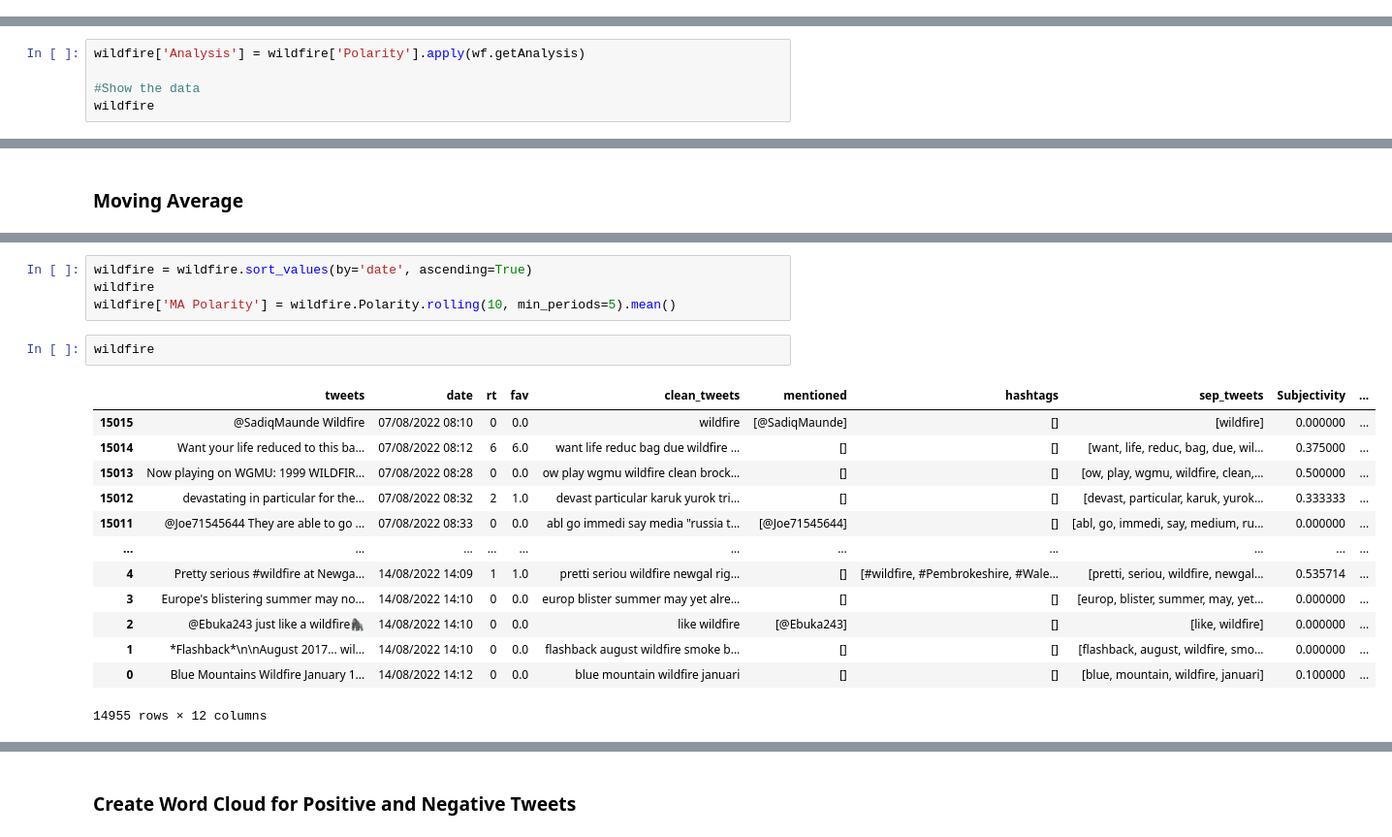
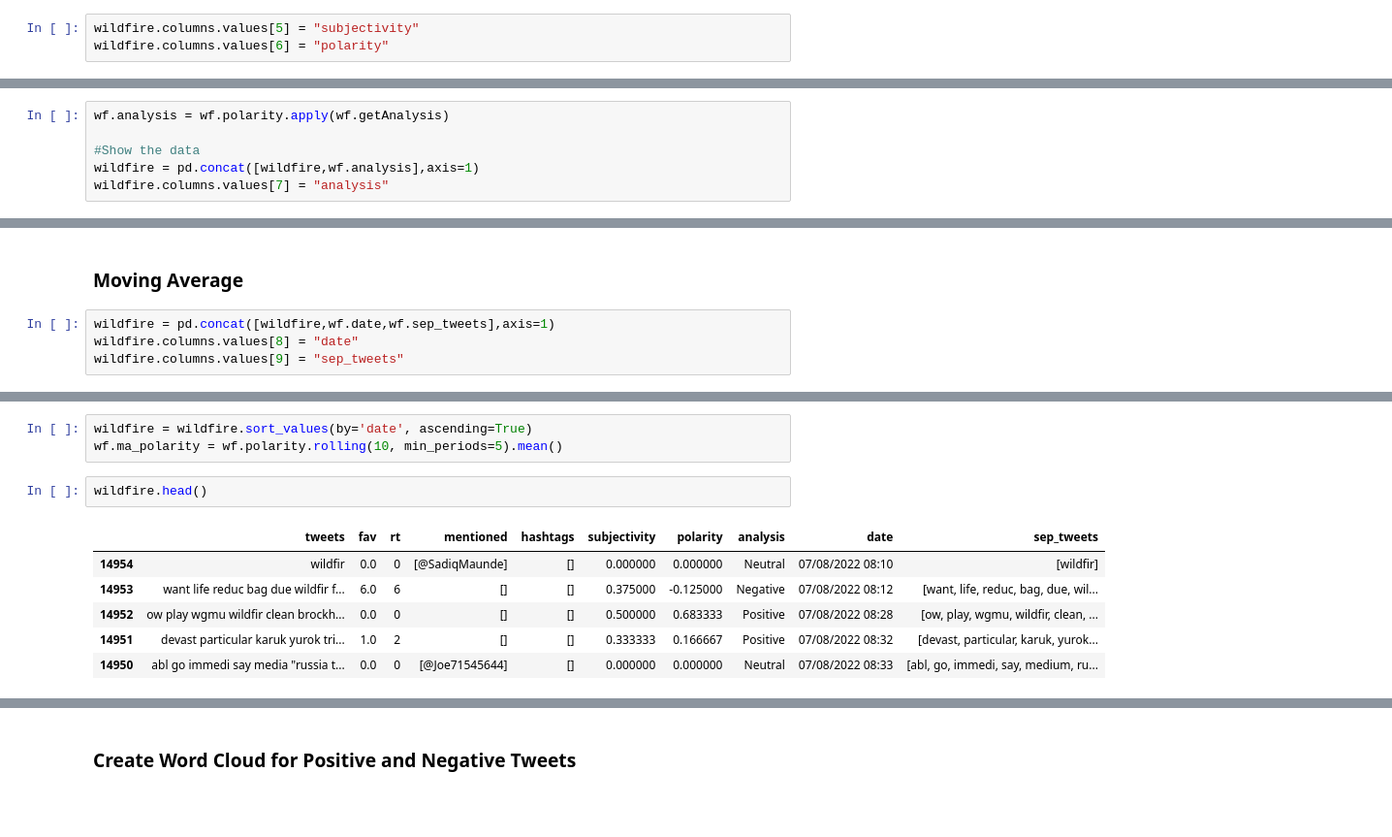
Before and after one commit to baylans/Oscar_sentimentanalysis, a Jupyter notebook: Sentiment Analysis.ipynb, the cells around one changed output, grey strips where cells are left out. Shown at 97% size. Drawn from its saved outputs; the diff is of its cells as text; blank space fills up the shorter version.

```diff
--- a/Sentiment Analysis.ipynb
+++ b/Sentiment Analysis.ipynb
@@ -503,0 +518,3 @@ wildfire
+# %%
+wildfire.columns.values[5] = "subjectivity"
+wildfire.columns.values[6] = "polarity"
@@ -504,5 +535,6 @@ wildfire
 # %%
-wildfire['Analysis'] = wildfire['Polarity'].apply(wf.getAnalysis)
+wf.analysis = wf.polarity.apply(wf.getAnalysis)
 
 #Show the data
-wildfire
+wildfire = pd.concat([wildfire,wf.analysis],axis=1)
+wildfire.columns.values[7] = "analysis"
@@ -537,3 +564,7 @@ plt.show()
 [figure]
 # %% [markdown]
 ### Moving Average
+# %%
+wildfire = pd.concat([wildfire,wf.date,wf.sep_tweets],axis=1)
+wildfire.columns.values[8] = "date"
+wildfire.columns.values[9] = "sep_tweets"
@@ -540,21 +580,13 @@ plt.show()
 # %%
 wildfire = wildfire.sort_values(by='date', ascending=True)
-wildfire
-wildfire['MA Polarity'] = wildfire.Polarity.rolling(10, min_periods=5).mean()
+wf.ma_polarity = wf.polarity.rolling(10, min_periods=5).mean()
 # %%
-wildfire
+wildfire.head()
 # %% [output]
-|  | tweets | date | rt | fav | clean_tweets | mentioned | hashtags | sep_tweets | Subjectivity | ... |
-| 15015 | @SadiqMaunde Wildfire | 07/08/2022 08:10 | 0 | 0.0 | wildfire | [@SadiqMaunde] | [] | [wildfire] | 0.000000 | ... |
-| 15014 | Want your life reduced to this ba... | 07/08/2022 08:12 | 6 | 6.0 | want life reduc bag due wildfire ... | [] | [] | [want, life, reduc, bag, due, wil... | 0.375000 | ... |
-| 15013 | Now playing on WGMU: 1999 WILDFIR... | 07/08/2022 08:28 | 0 | 0.0 | ow play wgmu wildfire clean brock... | [] | [] | [ow, play, wgmu, wildfire, clean,... | 0.500000 | ... |
-| 15012 | devastating in particular for the... | 07/08/2022 08:32 | 2 | 1.0 | devast particular karuk yurok tri... | [] | [] | [devast, particular, karuk, yurok... | 0.333333 | ... |
-| 15011 | @Joe71545644 They are able to go ... | 07/08/2022 08:33 | 0 | 0.0 | abl go immedi say media "russia t... | [@Joe71545644] | [] | [abl, go, immedi, say, medium, ru... | 0.000000 | ... |
-| ... | ... | ... | ... | ... | ... | ... | ... | ... | ... | ... |
-| 4 | Pretty serious #wildfire at Newga... | 14/08/2022 14:09 | 1 | 1.0 | pretti seriou wildfire newgal rig... | [] | [#wildfire, #Pembrokeshire, #Wale... | [pretti, seriou, wildfire, newgal... | 0.535714 | ... |
-| 3 | Europe's blistering summer may no... | 14/08/2022 14:10 | 0 | 0.0 | europ blister summer may yet alre... | [] | [] | [europ, blister, summer, may, yet... | 0.000000 | ... |
-| 2 | @Ebuka243 just like a wildfire🦍 | 14/08/2022 14:10 | 0 | 0.0 | like wildfire | [@Ebuka243] | [] | [like, wildfire] | 0.000000 | ... |
-| 1 | *Flashback*\n\nAugust 2017... wil... | 14/08/2022 14:10 | 0 | 0.0 | flashback august wildfire smoke b... | [] | [] | [flashback, august, wildfire, smo... | 0.000000 | ... |
-| 0 | Blue Mountains Wildfire January 1... | 14/08/2022 14:12 | 0 | 0.0 | blue mountain wildfire januari | [] | [] | [blue, mountain, wildfire, januari] | 0.100000 | ... |
+|  | tweets | fav | rt | mentioned | hashtags | subjectivity | polarity | analysis | date | sep_tweets |
+| 14954 | wildfir | 0.0 | 0 | [@SadiqMaunde] | [] | 0.000000 | 0.000000 | Neutral | 07/08/2022 08:10 | [wildfir] |
+| 14953 | want life reduc bag due wildfir f... | 6.0 | 6 | [] | [] | 0.375000 | -0.125000 | Negative | 07/08/2022 08:12 | [want, life, reduc, bag, due, wil... |
+| 14952 | ow play wgmu wildfir clean brockh... | 0.0 | 0 | [] | [] | 0.500000 | 0.683333 | Positive | 07/08/2022 08:28 | [ow, play, wgmu, wildfir, clean, ... |
+| 14951 | devast particular karuk yurok tri... | 1.0 | 2 | [] | [] | 0.333333 | 0.166667 | Positive | 07/08/2022 08:32 | [devast, particular, karuk, yurok... |
+| 14950 | abl go immedi say media "russia t... | 0.0 | 0 | [@Joe71545644] | [] | 0.000000 | 0.000000 | Neutral | 07/08/2022 08:33 | [abl, go, immedi, say, medium, ru... |
-14955 rows × 12 columns
 # %%
```
Also changed, not shown: parts of 40 cells of this notebook, 1 other file.
